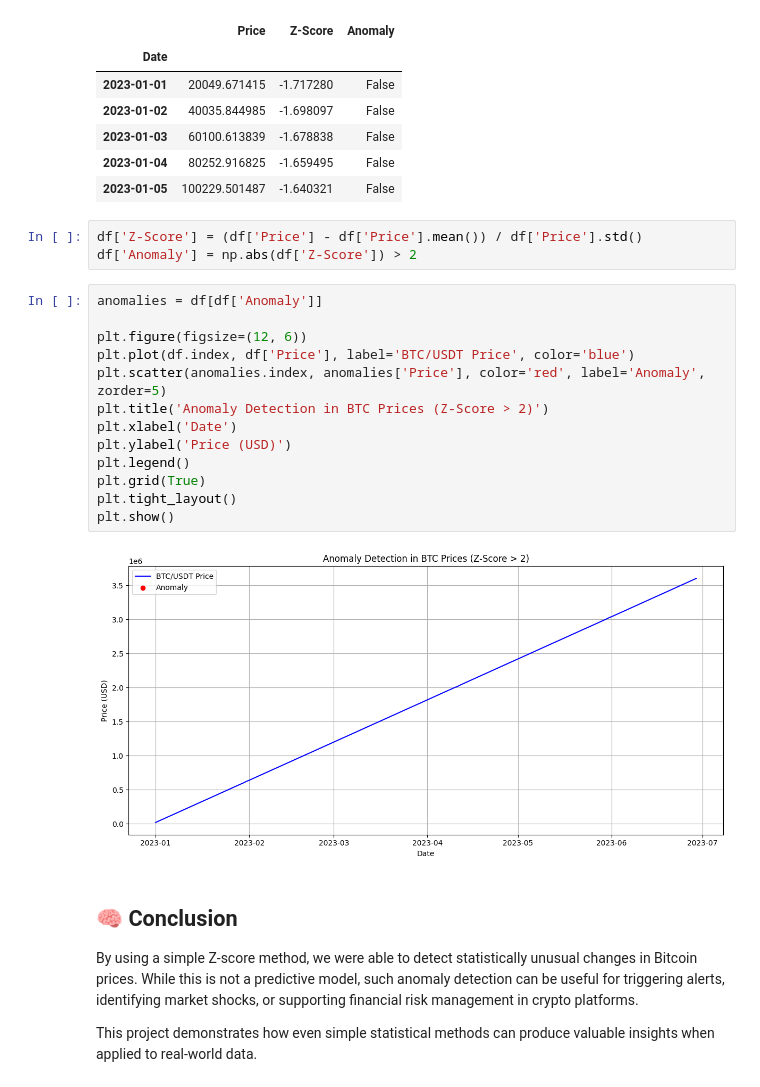
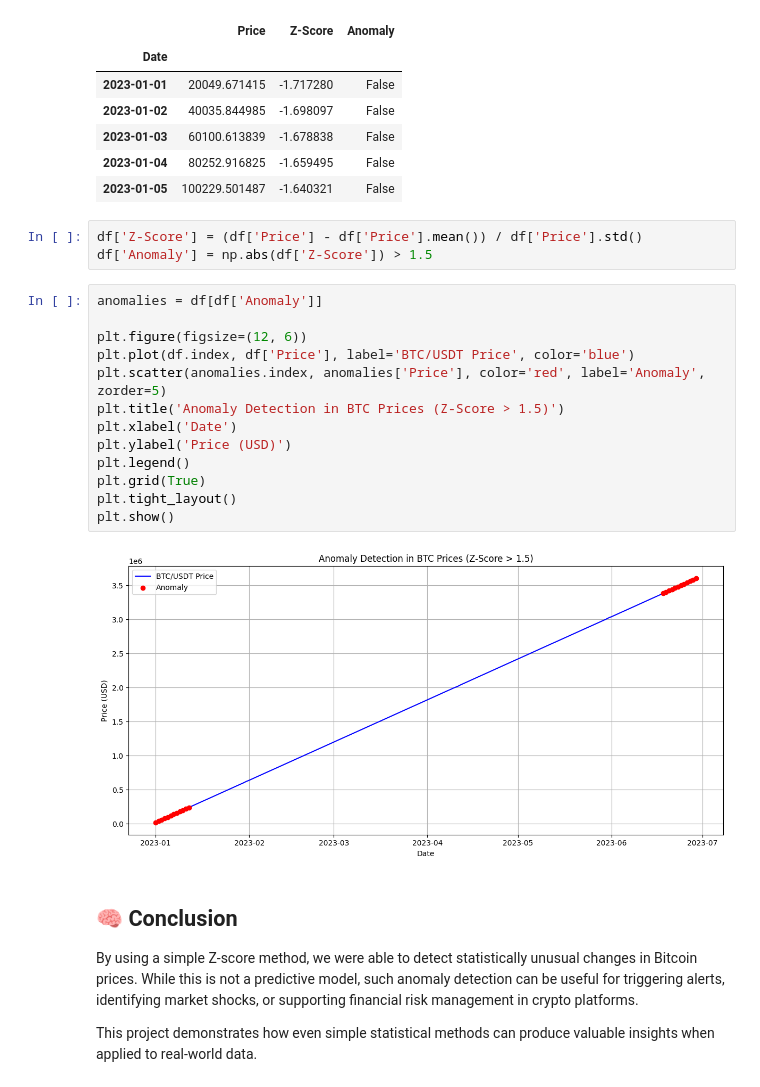
Before and after one commit to ecemgunay/btc-anomaly-detection, a Jupyter notebook: btc_anomaly_detection.ipynb, the cells around one changed output. Saved outputs shown, nothing was run; the diff lists cells and outputs as text.

Commit message:
Update Z-score threshold

```diff
--- a/btc_anomaly_detection.ipynb
+++ b/btc_anomaly_detection.ipynb
@@ -22,22 +22,22 @@ df.head()
 | 2023-01-05 | 100229.501487 | -1.640321 | False |
 # %%
 df['Z-Score'] = (df['Price'] - df['Price'].mean()) / df['Price'].std()
-df['Anomaly'] = np.abs(df['Z-Score']) > 2
+df['Anomaly'] = np.abs(df['Z-Score']) > 1.5
 # %%
 anomalies = df[df['Anomaly']]
 
 plt.figure(figsize=(12, 6))
 plt.plot(df.index, df['Price'], label='BTC/USDT Price', color='blue')
 plt.scatter(anomalies.index, anomalies['Price'], color='red', label='Anomaly', zorder=5)
-plt.title('Anomaly Detection in BTC Prices (Z-Score > 2)')
+plt.title('Anomaly Detection in BTC Prices (Z-Score > 1.5)')
 plt.xlabel('Date')
 plt.ylabel('Price (USD)')
 plt.legend()
 plt.grid(True)
 plt.tight_layout()
 plt.show()
 # %% [output]
-[figure, old version]
+[figure, new version]
 # %% [markdown]
 ## 🧠 Conclusion
 
```
